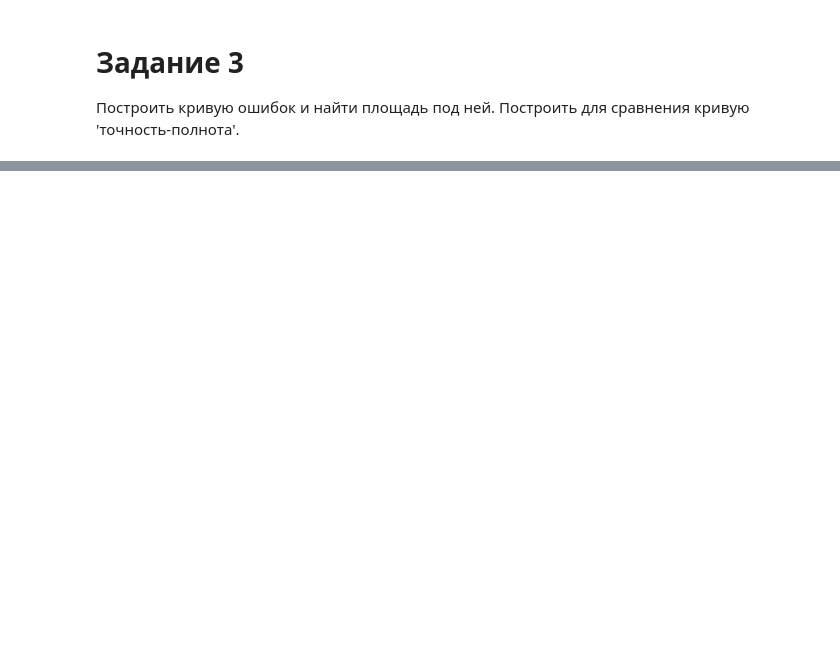
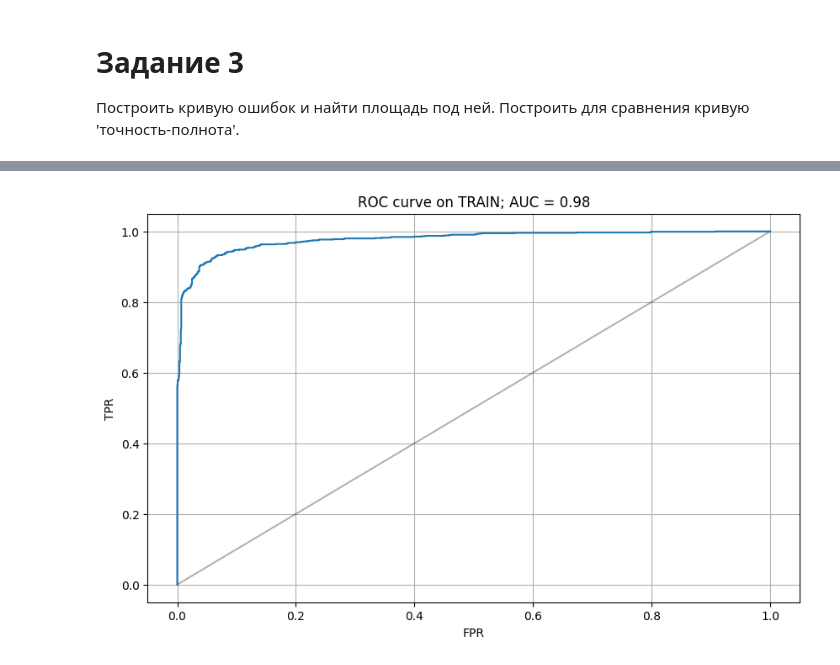
Before and after one commit to goglom/MMAD, a Jupyter notebook: Problem_5/Problem_5.ipynb, the cells around one changed output, grey strips where cells are left out. Cells and saved outputs as stored; diff of their text form; code cells hidden in the pictures; blank space fills up the shorter version.

```diff
--- a/Problem_5/Problem_5.ipynb
+++ b/Problem_5/Problem_5.ipynb
@@ -174,0 +187,6 @@ plot_curve(*roc_curve, 'FPR', 'TPR', f'ROC curve; AUC = {rock_auc:.2f}')
+# %%
+y_probs_train = logreg.predict_proba(X_train)[:, 1]
+rock_curve_train = get_roc_curve(y_probs_train, y_train)
+plot_curve(*rock_curve_train, 'FPR', 'TPR', f'ROC curve on TRAIN; AUC = {auc(*rock_curve_train):.2f}')
+# %% [output]
+[figure, added]
```
Also changed, not shown: parts of 17 cells of this notebook.
